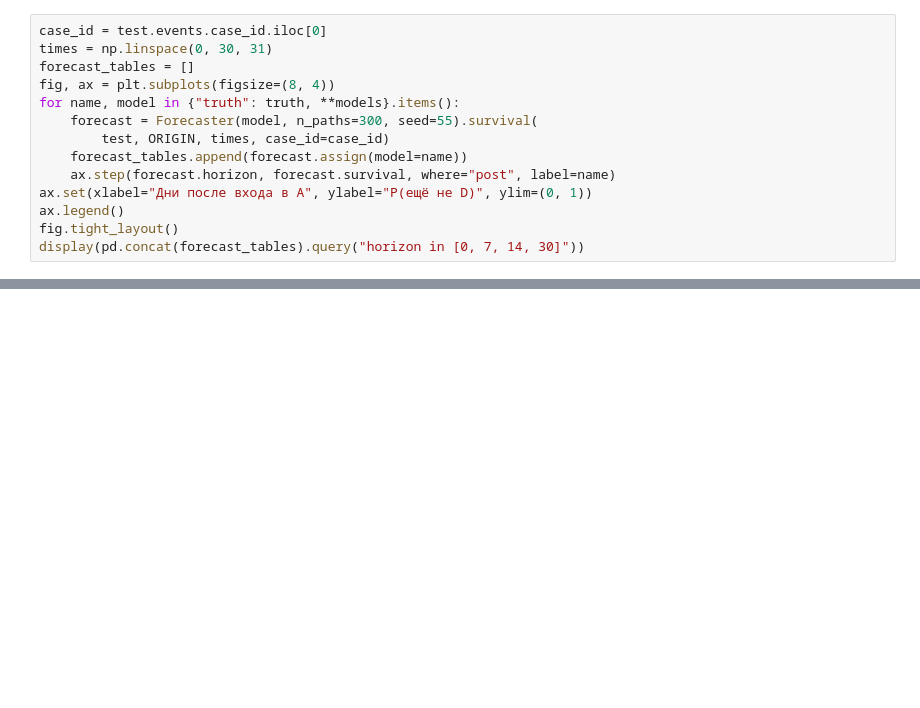
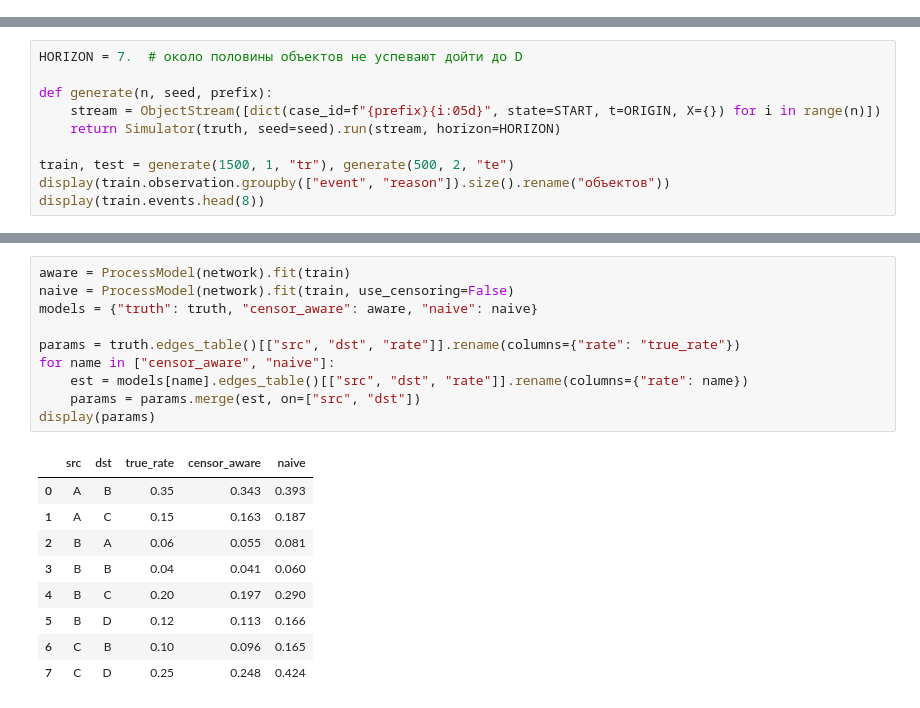
Before and after one commit to iuliivasilev/SurvivalProcessMining, a Jupyter notebook: dima/petri_net_time_estimation.ipynb, the cells around one changed output, grey strips where cells are left out. Drawn from its saved outputs; the diff is of its cells as text; blank space fills up the shorter version.

```diff
--- a/dima/petri_net_time_estimation.ipynb
+++ b/dima/petri_net_time_estimation.ipynb
@@ -298,14 +55,0 @@ fig.tight_layout()
-# %%
-case_id = test.events.case_id.iloc[0]
-times = np.linspace(0, 30, 31)
-forecast_tables = []
-fig, ax = plt.subplots(figsize=(8, 4))
-for name, model in {"truth": truth, **models}.items():
-    forecast = Forecaster(model, n_paths=300, seed=55).survival(
-        test, ORIGIN, times, case_id=case_id)
-    forecast_tables.append(forecast.assign(model=name))
-    ax.step(forecast.horizon, forecast.survival, where="post", label=name)
-ax.set(xlabel="Дни после входа в A", ylabel="P(ещё не D)", ylim=(0, 1))
-ax.legend()
-fig.tight_layout()
-display(pd.concat(forecast_tables).query("horizon in [0, 7, 14, 30]"))
@@ -336,0 +62,10 @@ V2 здесь проверяет NLL и топологию; AIC между се
+# %%
+HORIZON = 7.  # около половины объектов не успевают дойти до D
+
+def generate(n, seed, prefix):
+    stream = ObjectStream([dict(case_id=f"{prefix}{i:05d}", state=START, t=ORIGIN, X={}) for i in range(n)])
+    return Simulator(truth, seed=seed).run(stream, horizon=HORIZON)
+
+train, test = generate(1500, 1, "tr"), generate(500, 2, "te")
+display(train.observation.groupby(["event", "reason"]).size().rename("объектов"))
+display(train.events.head(8))
@@ -336,0 +91,20 @@ V2 здесь проверяет NLL и топологию; AIC между се
+# %%
+aware = ProcessModel(network).fit(train)
+naive = ProcessModel(network).fit(train, use_censoring=False)
+models = {"truth": truth, "censor_aware": aware, "naive": naive}
+
+params = truth.edges_table()[["src", "dst", "rate"]].rename(columns={"rate": "true_rate"})
+for name in ["censor_aware", "naive"]:
+    est = models[name].edges_table()[["src", "dst", "rate"]].rename(columns={"rate": name})
+    params = params.merge(est, on=["src", "dst"])
+display(params)
+# %% [output]
+|  | src | dst | true_rate | censor_aware | naive |
+| 0 | A | B | 0.35 | 0.343 | 0.393 |
+| 1 | A | C | 0.15 | 0.163 | 0.187 |
+| 2 | B | A | 0.06 | 0.055 | 0.081 |
+| 3 | B | B | 0.04 | 0.041 | 0.060 |
+| 4 | B | C | 0.20 | 0.197 | 0.290 |
+| 5 | B | D | 0.12 | 0.113 | 0.166 |
+| 6 | C | B | 0.10 | 0.096 | 0.165 |
+| 7 | C | D | 0.25 | 0.248 | 0.424 |
```
Also changed, not shown: parts of 26 cells of this notebook, 10 other files.
